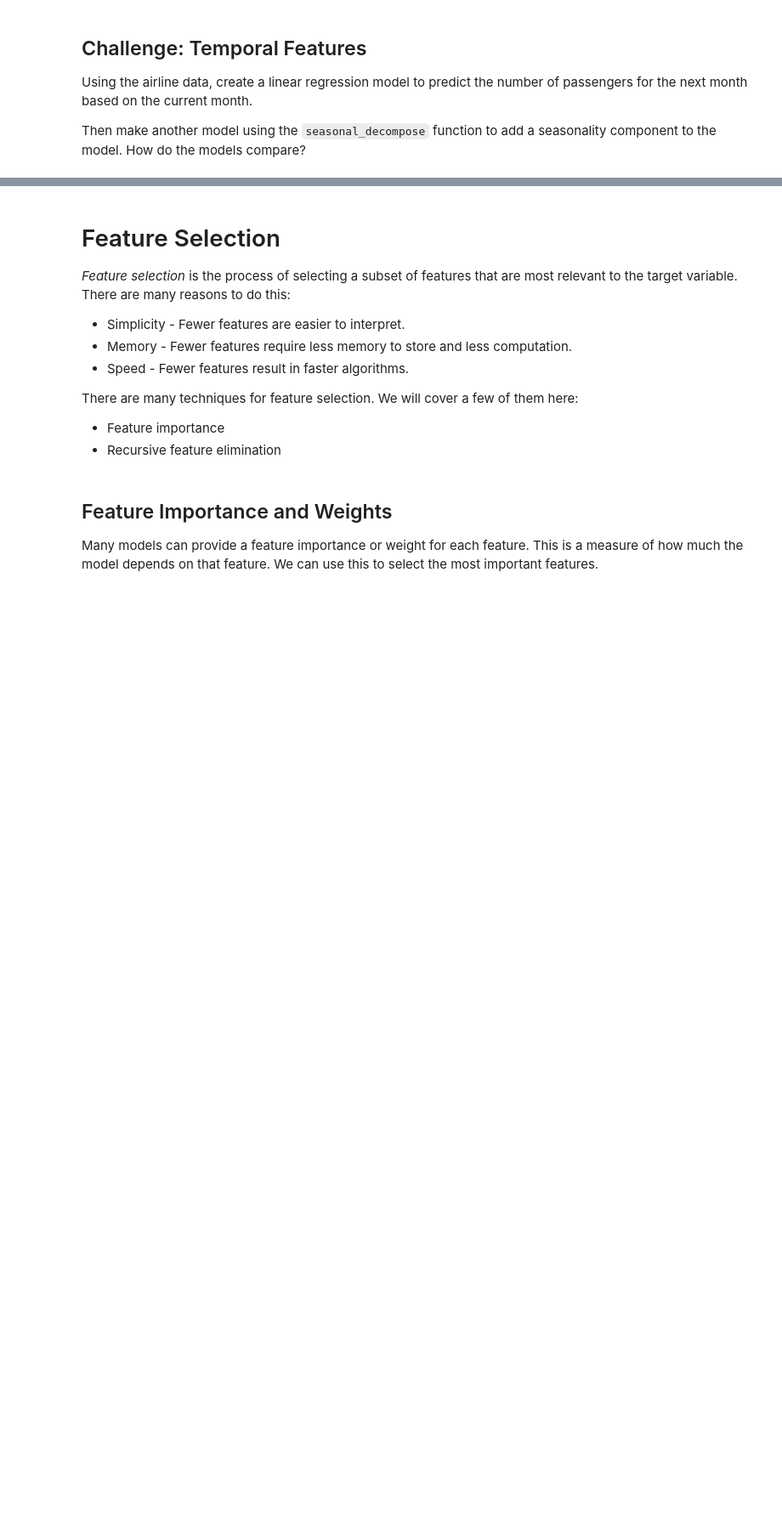
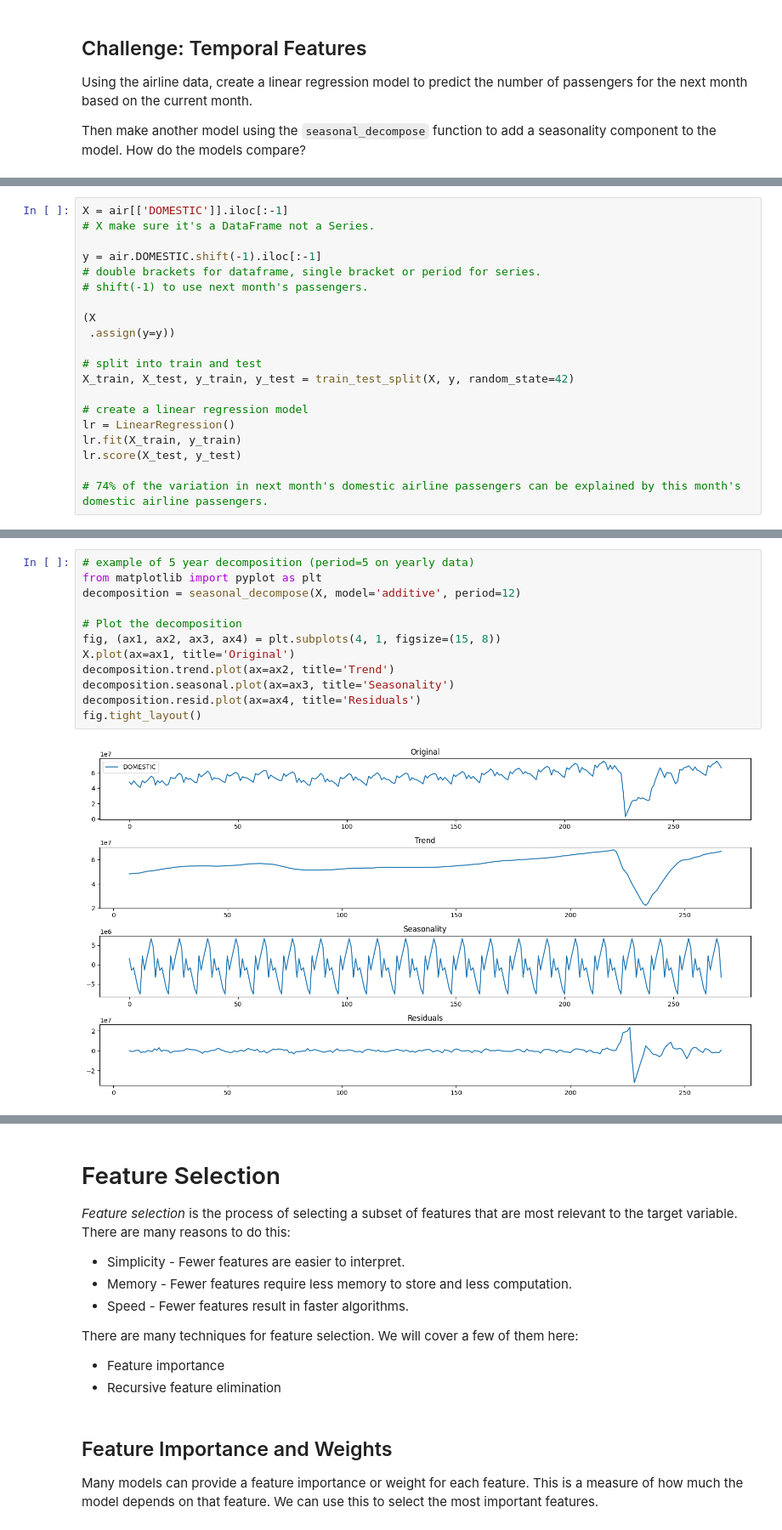
Before and after one commit to faith-ogun/applied-machine-learning-feature-engineering-3809062, a Jupyter notebook: featureengineering.ipynb, the cells around one changed output, grey strips where cells are left out. Shown at 85% size. Cells and saved outputs as stored; diff of their text form; blank space fills up the shorter version.

```diff
--- a/featureengineering.ipynb
+++ b/featureengineering.ipynb
@@ -2503,0 +2972,20 @@ Then make another model using the `seasonal_decompose` function to add a seasona
+# %%
+X = air[['DOMESTIC']].iloc[:-1]
+# X make sure it's a DataFrame not a Series.
+
+y = air.DOMESTIC.shift(-1).iloc[:-1]
+# double brackets for dataframe, single bracket or period for series.
+# shift(-1) to use next month's passengers.
+
+(X
+ .assign(y=y))
+
+# split into train and test
+X_train, X_test, y_train, y_test = train_test_split(X, y, random_state=42)
+
+# create a linear regression model
+lr = LinearRegression()
+lr.fit(X_train, y_train)
+lr.score(X_test, y_test)
+
+# 74% of the variation in next month's domestic airline passengers can be explained by this month's domestic airline passengers.
@@ -2503,0 +3002,14 @@ Then make another model using the `seasonal_decompose` function to add a seasona
+# %%
+# example of 5 year decomposition (period=5 on yearly data)
+from matplotlib import pyplot as plt
+decomposition = seasonal_decompose(X, model='additive', period=12)
+
+# Plot the decomposition
+fig, (ax1, ax2, ax3, ax4) = plt.subplots(4, 1, figsize=(15, 8))
+X.plot(ax=ax1, title='Original')
+decomposition.trend.plot(ax=ax2, title='Trend')
+decomposition.seasonal.plot(ax=ax3, title='Seasonality')
+decomposition.resid.plot(ax=ax4, title='Residuals')
+fig.tight_layout()
+# %% [output]
+[figure, added]
```
Also changed, not shown: parts of 81 cells of this notebook.
